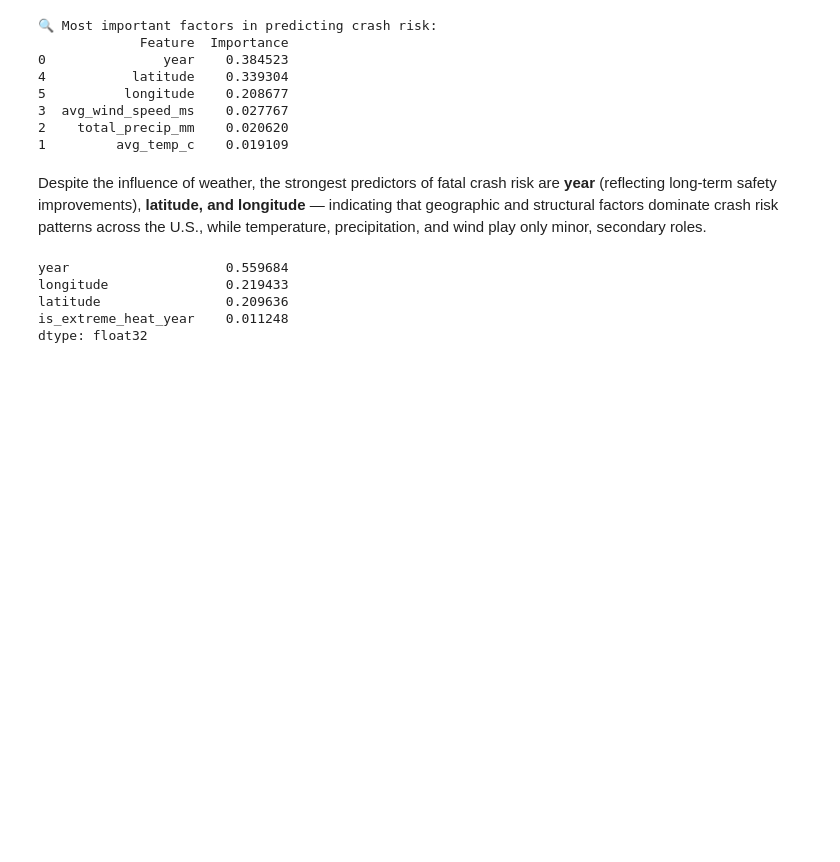
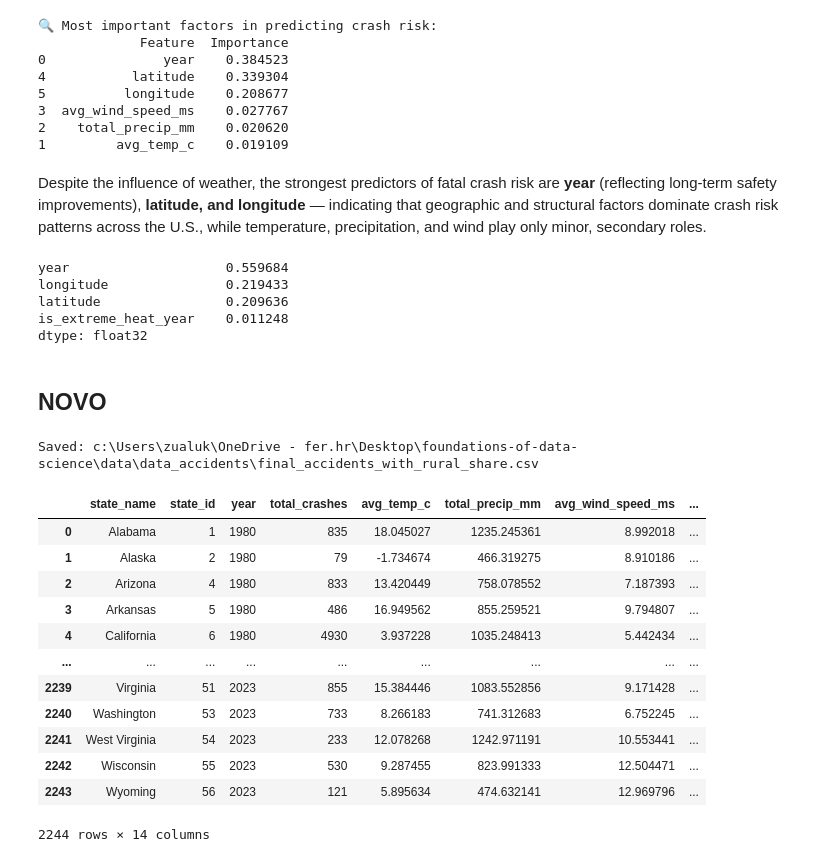
Before and after one commit to patricija-marijanovic/foundations-of-data-science, a Jupyter notebook: notebooks/data_modelling.ipynb, the cells around one changed output. Drawn from its saved outputs; the diff is of its cells as text; code cells hidden in the pictures; blank space fills up the shorter version.

```diff
--- a/notebooks/data_modelling.ipynb
+++ b/notebooks/data_modelling.ipynb
@@ -897,3 +892,69 @@ longitude               0.219433
 latitude                0.209636
 is_extreme_heat_year    0.011248
 dtype: float32
+# %% [markdown]
+## NOVO
+# %%
+project_root = Path(os.getcwd()).parents[0]
+data_folder = project_root / 'data' / 'data_accidents'
+vmt_folder = project_root / 'data' / 'vmt'
+
+# učitaj postojeći dataset s nesrećama + vremenom + VMT
+acc = pd.read_csv(data_folder / "final_accidents_with_vmt.csv")
+
+# učitaj originalni VMT (rural/urban prema funkcionalnom razredu)
+vmt = pd.read_csv(vmt_folder / "VMT_original.csv")
+
+# agregiraj po state-year i Area (Rural/Urban)
+vmt_state_year = (
+    vmt
+    .groupby(["Year", "State", "Area"])["VMT"]
+    .sum()
+    .reset_index()
+)
+
+# pivot – jedna vrsta po (Year, State), stupci Rural i Urban
+vmt_pivot = vmt_state_year.pivot_table(
+    index=["Year", "State"],
+    columns="Area",
+    values="VMT",
+    aggfunc="sum"
+).reset_index()
+
+# izračun ukupnog VMT i udjela ruralnog VMT-a
+vmt_pivot["total_vmt"] = vmt_pivot["Rural"].fillna(0) + vmt_pivot["Urban"].fillna(0)
+vmt_pivot["rural_vmt_share"] = vmt_pivot["Rural"] / vmt_pivot["total_vmt"]
+
+# spoji s acc po (year, state_name)
+acc_enriched = acc.merge(
+    vmt_pivot,
+    left_on=["year", "state_name"],
+    right_on=["Year", "State"],
+    how="left"
+)
+
+# makni duplikatne stupce ako želiš
+acc_enriched = acc_enriched.drop(columns=["Year", "State", "total_vmt"])
+# (po želji možeš ostaviti i Rural/Urban VMT ako hoćeš detaljniju analizu)
+
+# spremi novi CSV
+acc_enriched_path = data_folder / "final_accidents_with_rural_share.csv"
+acc_enriched.to_csv(acc_enriched_path, index=False)
+
+print("Saved:", acc_enriched_path)
+display(acc_enriched)
+# %% [output]
+Saved: c:\Users\zualuk\OneDrive - fer.hr\Desktop\foundations-of-data-science\data\data_accidents\final_accidents_with_rural_share.csv
+|  | state_name | state_id | year | total_crashes | avg_temp_c | total_precip_mm | avg_wind_speed_ms | ... |
+| 0 | Alabama | 1 | 1980 | 835 | 18.045027 | 1235.245361 | 8.992018 | ... |
+| 1 | Alaska | 2 | 1980 | 79 | -1.734674 | 466.319275 | 8.910186 | ... |
+| 2 | Arizona | 4 | 1980 | 833 | 13.420449 | 758.078552 | 7.187393 | ... |
+| 3 | Arkansas | 5 | 1980 | 486 | 16.949562 | 855.259521 | 9.794807 | ... |
+| 4 | California | 6 | 1980 | 4930 | 3.937228 | 1035.248413 | 5.442434 | ... |
+| ... | ... | ... | ... | ... | ... | ... | ... | ... |
+| 2239 | Virginia | 51 | 2023 | 855 | 15.384446 | 1083.552856 | 9.171428 | ... |
+| 2240 | Washington | 53 | 2023 | 733 | 8.266183 | 741.312683 | 6.752245 | ... |
+| 2241 | West Virginia | 54 | 2023 | 233 | 12.078268 | 1242.971191 | 10.553441 | ... |
+| 2242 | Wisconsin | 55 | 2023 | 530 | 9.287455 | 823.991333 | 12.504471 | ... |
+| 2243 | Wyoming | 56 | 2023 | 121 | 5.895634 | 474.632141 | 12.969796 | ... |
+2244 rows × 14 columns
```
Also changed, not shown: parts of 14 cells of this notebook, 2 other files.
